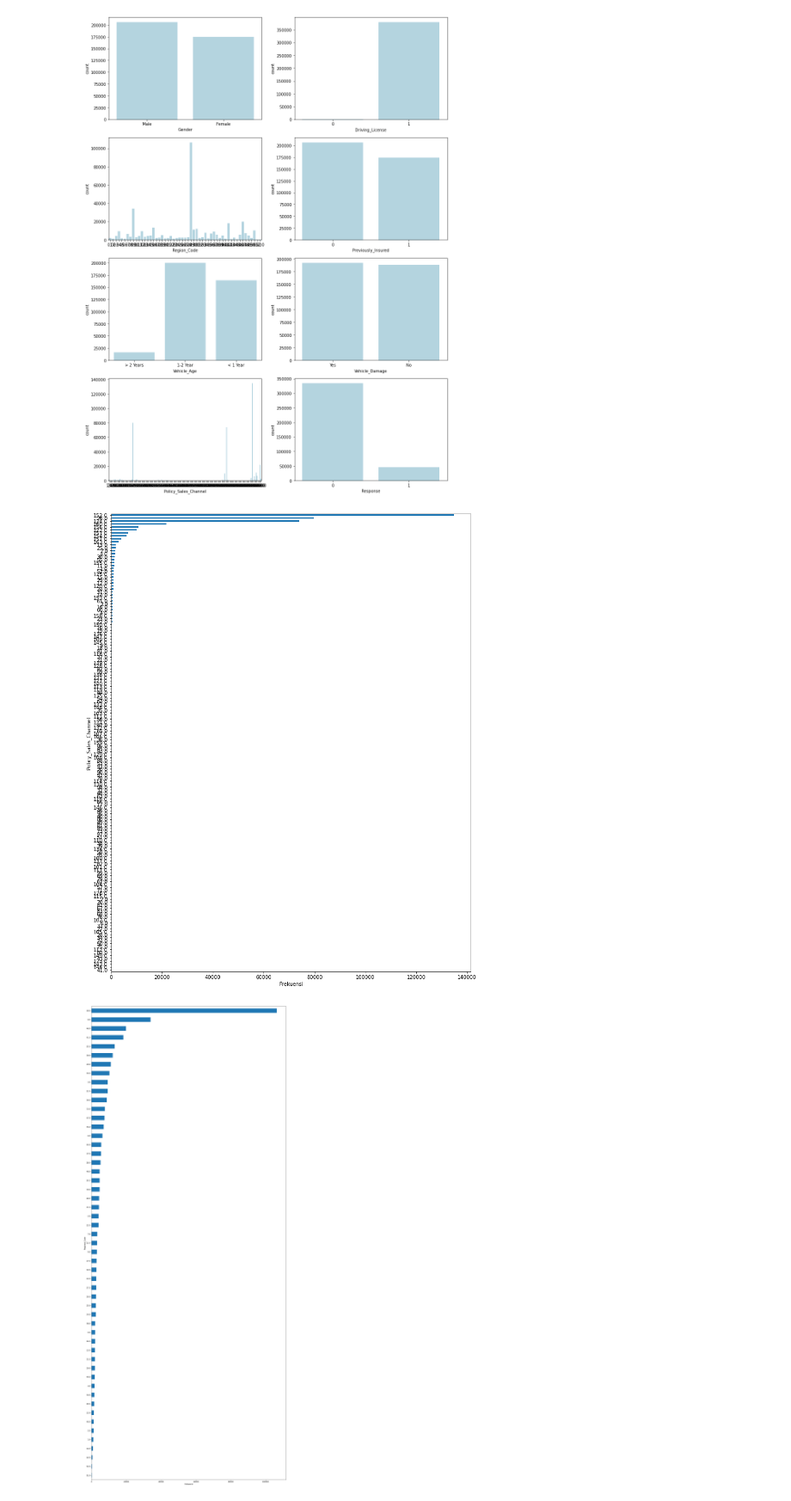
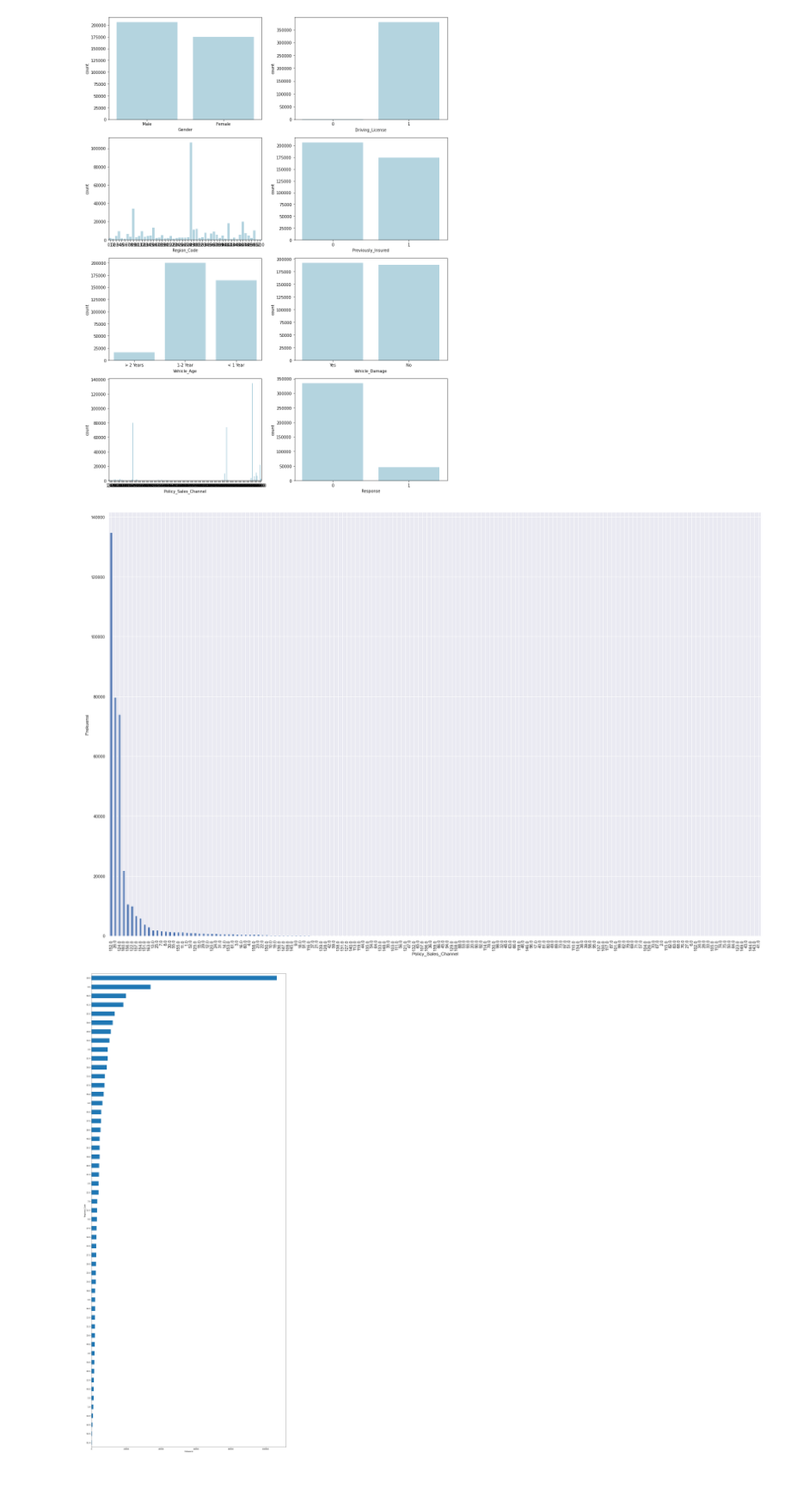
Before and after one commit to anggitask/Hello_Sigma, a Jupyter notebook: FinPro Sigma EDA.ipynb, the cells around one changed output. Shown at 86% size. Cells and saved outputs as stored; diff of their text form; code cells hidden in the pictures; blank space fills up the shorter version.

```diff
--- a/FinPro Sigma EDA.ipynb
+++ b/FinPro Sigma EDA.ipynb
@@ -252,14 +252,15 @@ for i in range(0, len(fitur)):
 # %% [output]
 [figure]
 # %%
-freqPolicy_Sales_Channel = cat['Policy_Sales_Channel'].value_counts(ascending=True)
-freqPolicy_Sales_Channel.plot(kind='barh')
-plt.rcParams['figure.figsize'] = (20,50)
-plt.ylabel('Policy_Sales_Channel')
-plt.xlabel('Frekuensi')
+freqPolicy_Sales_Channel = cat['Policy_Sales_Channel'].value_counts(ascending=False)
+freqPolicy_Sales_Channel.plot(kind='bar')
+plt.rcParams['figure.figsize'] = (30,20)
+sns.set(font_scale=0.8)
+plt.xlabel('Policy_Sales_Channel')
+plt.ylabel('Frekuensi')
 plt.show()
 # %% [output]
-[figure, old version]
+[figure, new version]
 # %%
 freqRegional_Code = cat['Region_Code'].value_counts(ascending=True)
 freqRegional_Code.plot(kind='barh')
```
Also changed, not shown: parts of 3 cells of this notebook.
